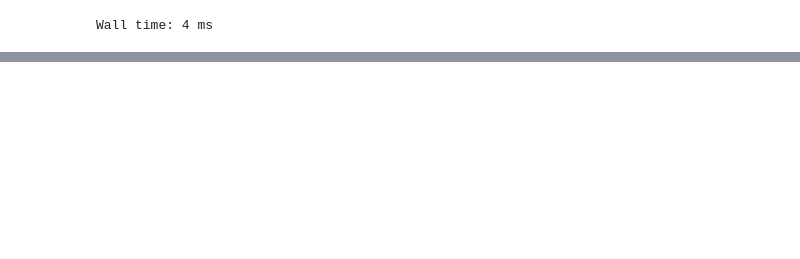
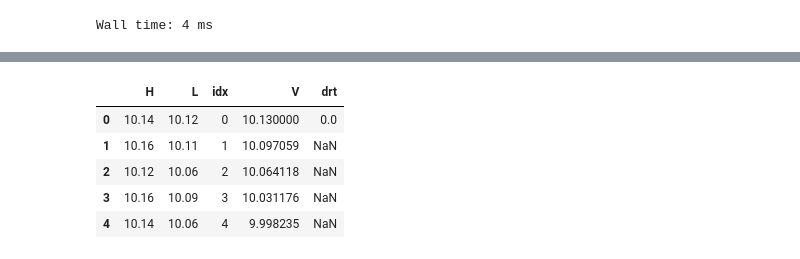
Before and after one commit to Audrey-Zhang/trading, a Jupyter notebook: 00.ipynb, the cells around one changed output, grey strips where cells are left out. Drawn from its saved outputs; the diff is of its cells as text; code cells hidden in the pictures; blank space fills up the shorter version.

```diff
--- a/00.ipynb
+++ b/00.ipynb
@@ -470,0 +456,3 @@ def fPeak(arr3):
+# %%
+list_Lv0 = [[open00, 0., 0]]
+list_Lv0_col = ['V','drt','idx']
@@ -470,0 +546,3 @@ def fPeak(arr3):
+# %%
+df_Lv0 = pd.DataFrame(list_Lv0,columns = list_Lv0_col)
+df_Lv0.head()
@@ -470,0 +556,14 @@ def fPeak(arr3):
+# %%
+df_draw = df30[['H','L','idx']]
+df_draw = df_draw.merge(df_Lv0, how='left', left_on='idx', right_on='idx')
+# %%
+df_draw['V'].interpolate(inplace=True)
+# %%
+df_draw.head()
+# %% [output]
+|  | H | L | idx | V | drt |
+| 0 | 10.14 | 10.12 | 0 | 10.130000 | 0.0 |
+| 1 | 10.16 | 10.11 | 1 | 10.097059 | NaN |
+| 2 | 10.12 | 10.06 | 2 | 10.064118 | NaN |
+| 3 | 10.16 | 10.09 | 3 | 10.031176 | NaN |
+| 4 | 10.14 | 10.06 | 4 | 9.998235 | NaN |
```
Also changed, not shown: parts of 28 cells of this notebook, 1 other file.
